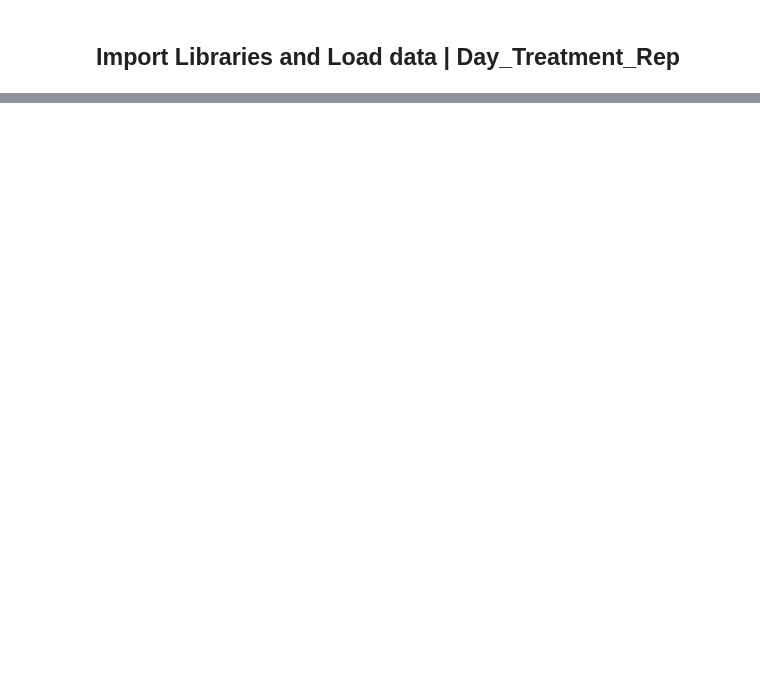
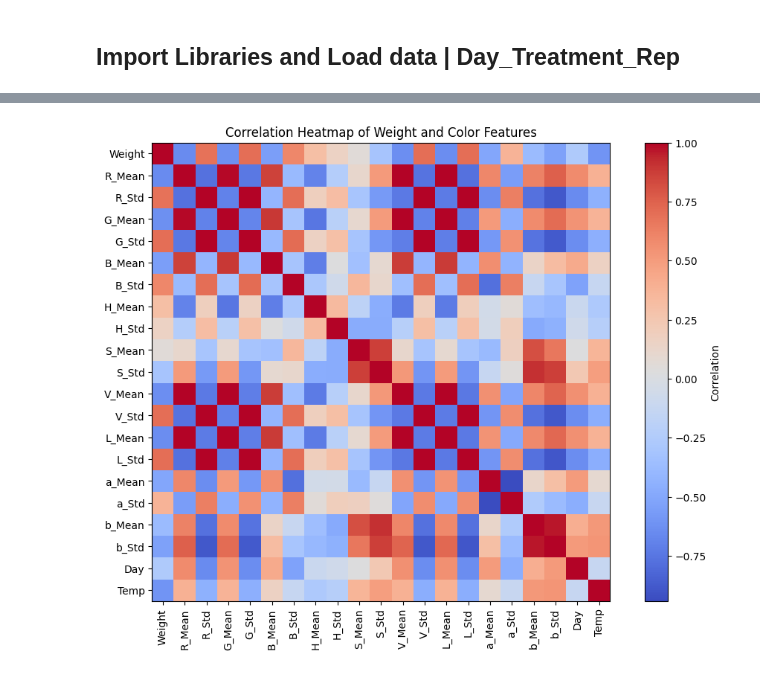
Before and after one commit to jemiezler/SeniorProject, a Jupyter notebook: python/2_classification.ipynb, the cells around one changed output, grey strips where cells are left out. Cells and saved outputs as stored; diff of their text form; code cells hidden in the pictures; blank space fills up the shorter version.

```diff
--- a/python/2_classification.ipynb
+++ b/python/2_classification.ipynb
@@ -15,0 +8,6 @@ df.head()
+# %%
+df = pd.read_csv('../materials/process_csv/weight_color_data.csv')
+df['Day'] = df['Label'].apply(lambda x: x.split('_')[0])
+df['Temp'] = df['Label'].apply(lambda x: x.split('_')[1])
+df.drop('Label', axis=1, inplace=True)
+df.head()
@@ -30,0 +35,12 @@ from tensorflow.keras.preprocessing.image import load_img, img_to_array
+# %%
+import seaborn as sns
+import matplotlib.pyplot as plt
+
+# Compute correlation matrix
+correlation_matrix = df.corr()
+
+# Extract correlations of weight with other features
+weight_correlation = correlation_matrix["Weight"].sort_values(ascending=False)
+
+# Display the correlation values
+weight_correlation
@@ -30,0 +65,22 @@ from tensorflow.keras.preprocessing.image import load_img, img_to_array
+# %%
+
+
+# # Set up the figure
+plt.figure(figsize=(12, 8))
+mask = np.triu(np.ones_like(correlation_matrix, dtype=bool))
+
+# Create a heatmap using Matplotlib
+plt.imshow(correlation_matrix, cmap="coolwarm", interpolation="nearest")
+plt.colorbar(label="Correlation")
+
+# Set axis labels
+plt.xticks(ticks=np.arange(len(correlation_matrix.columns)), labels=correlation_matrix.columns, rotation=90)
+plt.yticks(ticks=np.arange(len(correlation_matrix.index)), labels=correlation_matrix.index)
+
+# Add title
+plt.title("Correlation Heatmap of Weight and Color Features")
+
+# Show the plot
+plt.show()
+# %% [output]
+[figure, added]
```
Also changed, not shown: parts of 26 cells of this notebook, 20 other files.
